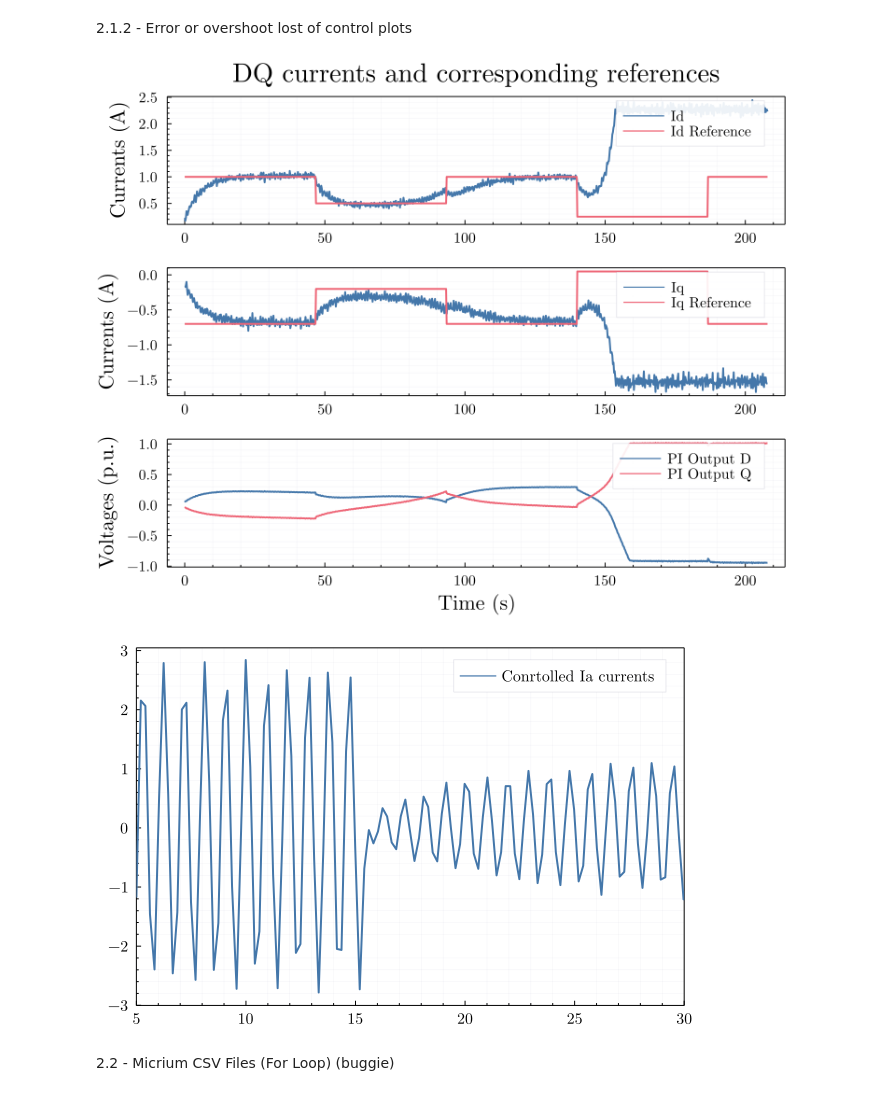
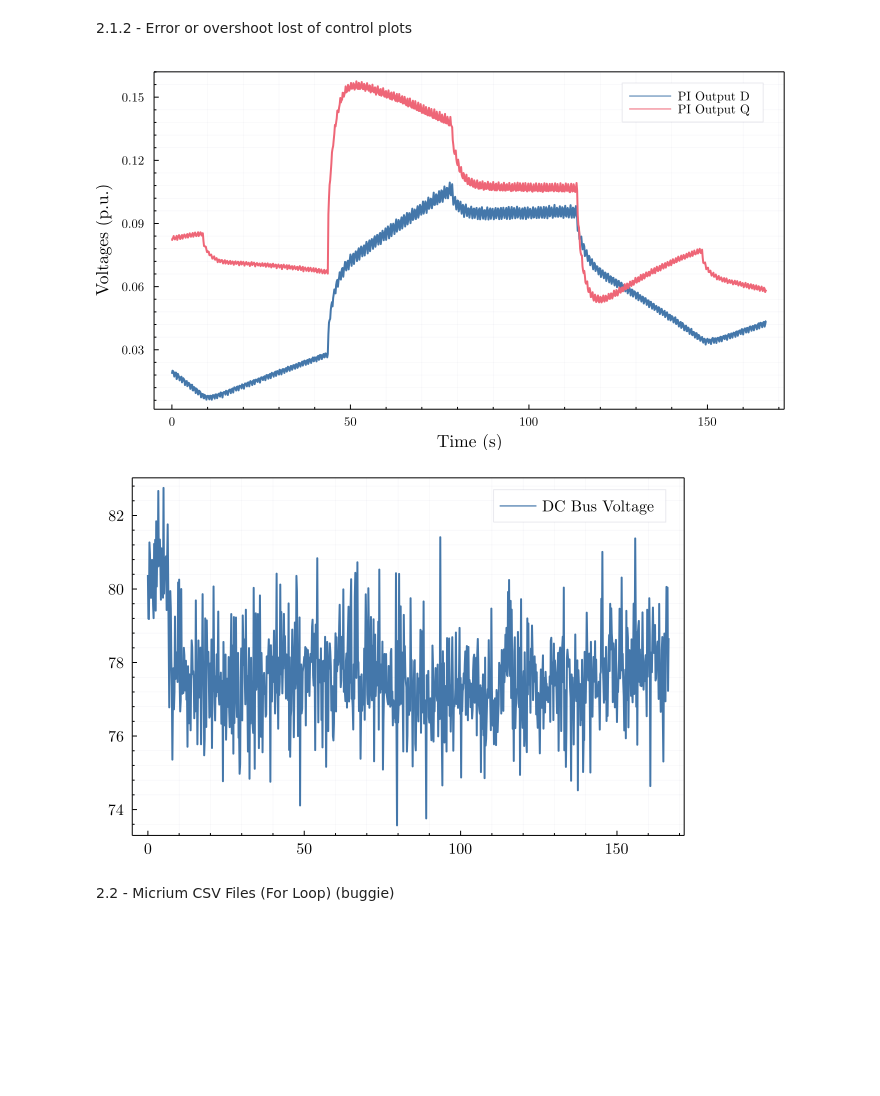
Before and after one commit to 15git-ruimendes/MastersThesis, a Jupyter notebook: Micrium_Ploter.ipynb, the cells around one changed output. Cells and saved outputs as stored; diff of their text form; code cells hidden in the pictures; blank space fills up the shorter version.

```diff
--- a/Micrium_Ploter.ipynb
+++ b/Micrium_Ploter.ipynb
@@ -21,10 +19,11 @@ scalefontsizes(1.3)
 
 2.1 - Oscilloscope Files (For Loop)
 # %%
-FileNumber = 600;
-#FilePathType = "C:\\Users\\Rui Mendes\\Desktop\\Oscilloscope_Record_" * string(FileNumber,base = 10,pad = 4) * ".csv"
+FileNumber = 003;
+FilePathType = "C:\\Users\\Rui Mendes\\Desktop\\Oscilloscope_Record_" * string(FileNumber,base = 10,pad = 3) * ".csv"
 #FilePathType = "C:\\Users\\Rui Mendes\\Desktop\\StepResponse.csv"
-FilePathType = "C:\\Users\\Rui Mendes\\Desktop\\Oscilloscope_Record_Up.csv"
+#FilePathType = "C:\\Users\\Rui Mendes\\Desktop\\Oscilloscope_Record_Up.csv"
+#FilePathType = "CSVs\\Oscilloscope_Record_000_MULTI_REF_MOD_PI_WORKING.csv"
 Data = DataFrame(CSV.File(FilePathType,header = 1, delim = ","));
 names(Data)
 # %% [output]
@@ -69,40 +67,25 @@ plot!(fmt = :pdf)
 2.1.2 - Error or overshoot lost of control plots
 # %%
 # Error Plot for documentations
-Time = Data."Time (microseconds)" * 1e-6;
-
-IdRef = Data."Controller.Id_Ref";
-Id = Data."Controller.Id";
-IqRef = Data."Controller.Iq_Ref";
-Iq = Data."Controller.Iq";
-
-p1 = plot(Time,Id, label = "Id");
-p1 = plot!(Time,IdRef,label = "Id Reference");
-p1 = plot!(title = "DQ currents and corresponding references");
-p1 = plot!(ylabel = "Currents (A)");
-
-p2 = plot(Time,Iq, label = "Iq");
-p2 = plot!(Time,IqRef, label = "Iq Reference");
-p2 = plot!(ylabel = "Currents (A)");
+Time = Data."Time (seconds)";
 
 p3 = plot(Time,Data."Controller.Vd_Ref",label = "PI Output D");
 p3 = plot!(Time,Data."Controller.Vq_Ref",label = "PI Output Q");
 p3 = plot!(xlabel = "Time (s)");
 p3 = plot!(ylabel = "Voltages (p.u.)");
 
-plot(p1,p2,p3,layout = (3,1))
-plot!(size = (750,600))
+plot(p3,xguidefontsize=11,yguidefontsize=11)
+plot!(size = (700,390))
 plot!(fmt = :pdf)
 # %% [output]
-[figure, old version]
+[figure, new version]
 # %%
-Ia = Data."Ia";
+Ia = Data."V_DC";
 
-p1 = plot(Time,Ia,label = "Conrtolled Ia currents");
-p1 = plot!(xlims = (5,30));
+p1 = plot(Time,Ia,label = "DC Bus Voltage");
 plot(p1)
 # %% [output]
-[figure, old version]
+[figure, new version]
 # %% [markdown]
 2.2 - Micrium CSV Files (For Loop) (buggie)
 # %%
```
Also changed, not shown: parts of 3 cells of this notebook, 4 other files.
